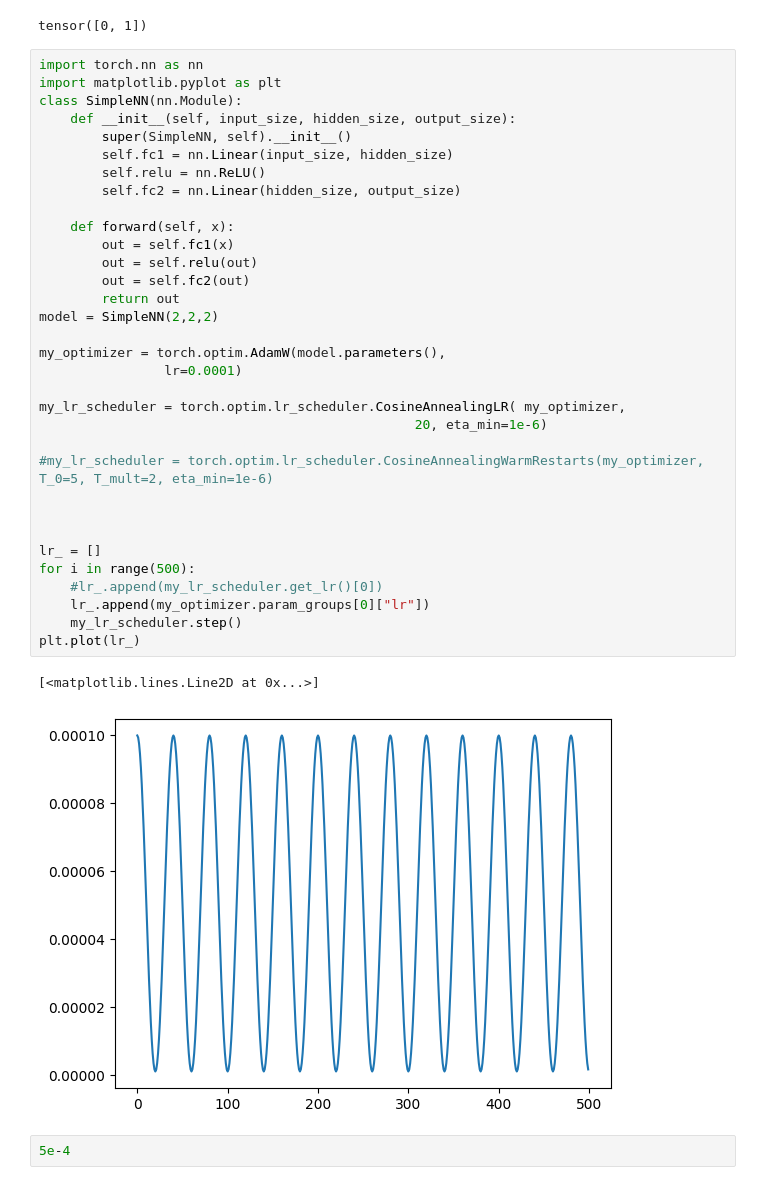
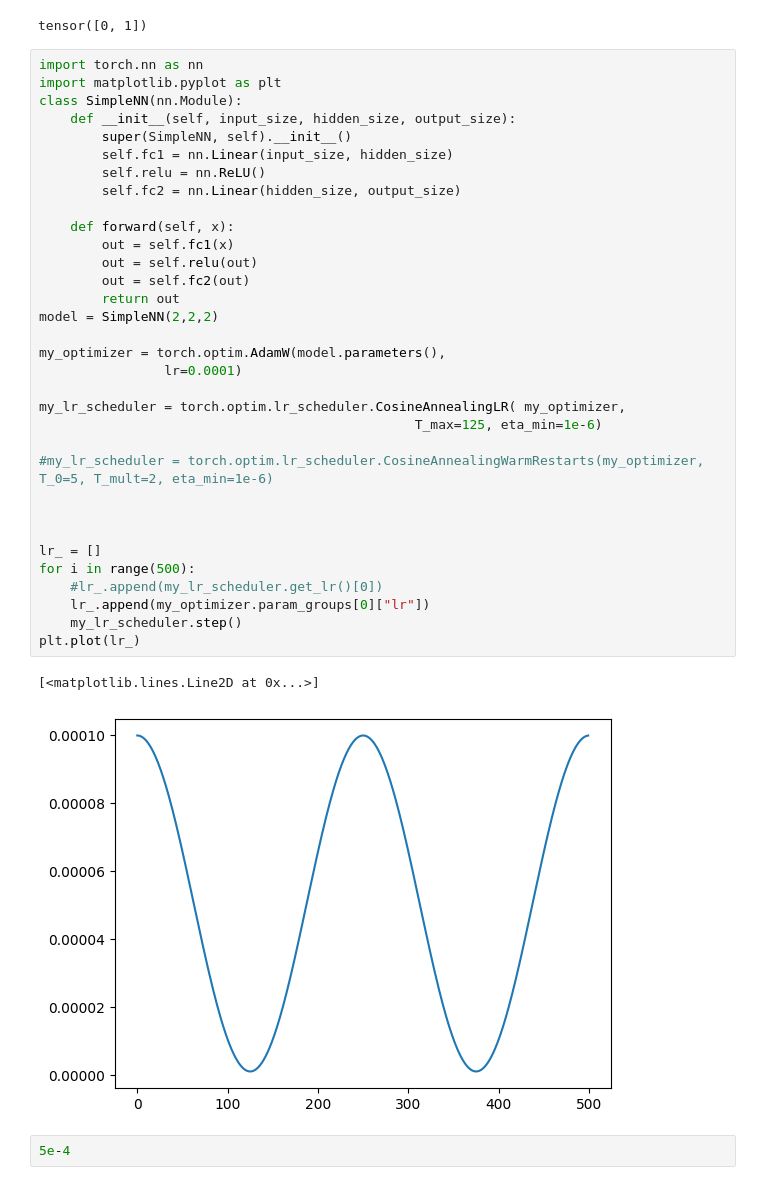
Before and after one commit to ashish-panchal-marl/Tiny_risk_environment, a Jupyter notebook: evaluate_models.ipynb, the cells around one changed output. Drawn from its saved outputs; the diff is of its cells as text.

```diff
--- a/evaluate_models.ipynb
+++ b/evaluate_models.ipynb
@@ -216,35 +216,35 @@ class SimpleNN(nn.Module):
     def __init__(self, input_size, hidden_size, output_size):
         super(SimpleNN, self).__init__()
         self.fc1 = nn.Linear(input_size, hidden_size)
         self.relu = nn.ReLU()
         self.fc2 = nn.Linear(hidden_size, output_size)
 
     def forward(self, x):
         out = self.fc1(x)
         out = self.relu(out)
         out = self.fc2(out)
         return out
 model = SimpleNN(2,2,2)
 
 my_optimizer = torch.optim.AdamW(model.parameters(),
                 lr=0.0001)
 
 my_lr_scheduler = torch.optim.lr_scheduler.CosineAnnealingLR( my_optimizer,
-                                                20, eta_min=1e-6)
+                                                T_max=125, eta_min=1e-6)
 
 #my_lr_scheduler = torch.optim.lr_scheduler.CosineAnnealingWarmRestarts(my_optimizer, T_0=5, T_mult=2, eta_min=1e-6)
 
 
 
 lr_ = []
 for i in range(500):
     #lr_.append(my_lr_scheduler.get_lr()[0])
     lr_.append(my_optimizer.param_groups[0]["lr"])
     my_lr_scheduler.step()
 plt.plot(lr_)
 # %% [output]
 [<matplotlib.lines.Line2D at 0x...>]
-[figure, old version]
+[figure, new version]
 # %%
 5e-4
 # %% [output]
```
Also changed, not shown: 1 other file.
